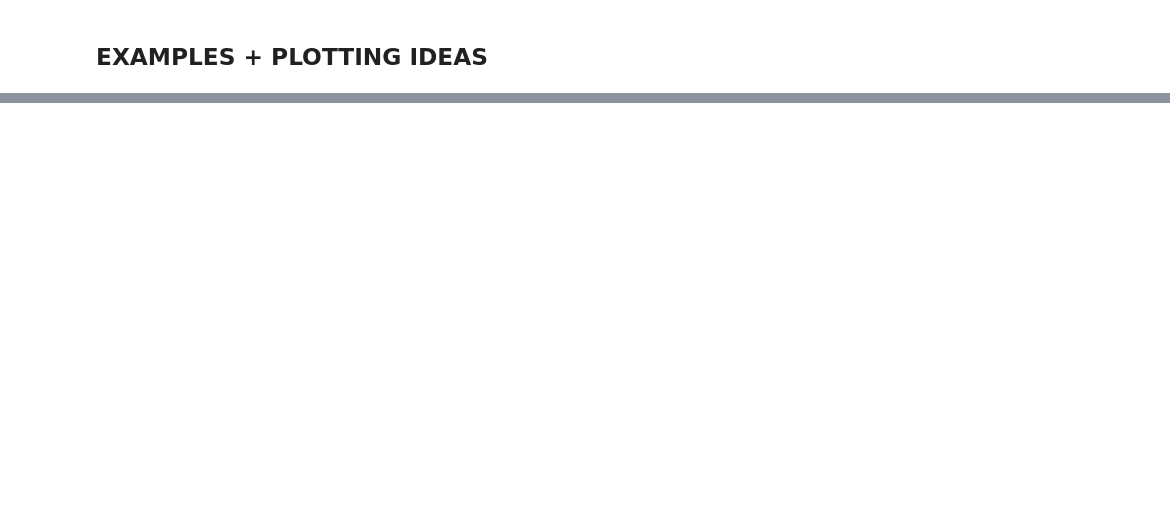
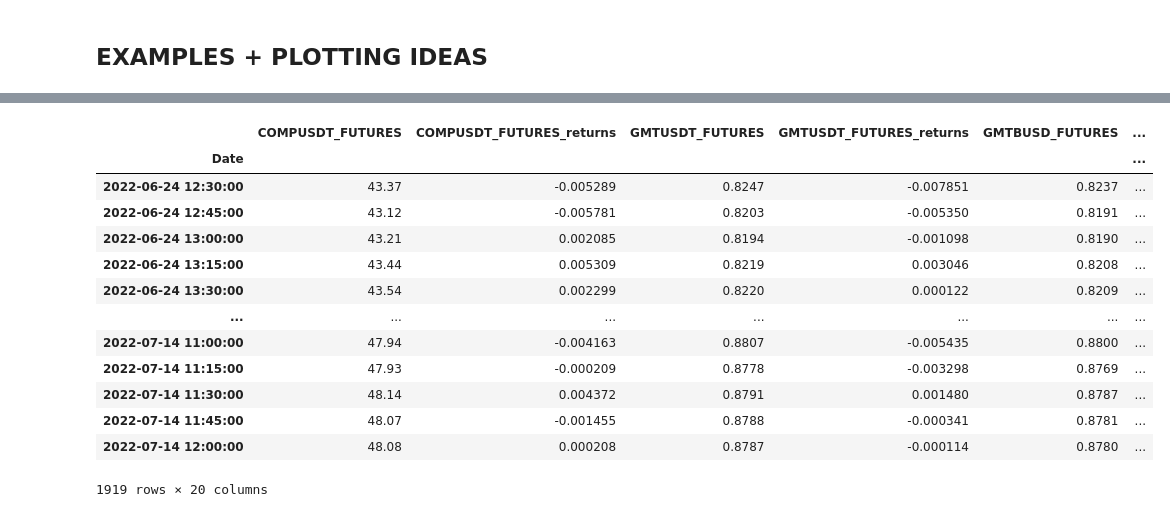
Before and after one commit to mscbr/algo_pairs, a Jupyter notebook: class_modules.ipynb, the cells around one changed output, grey strips where cells are left out. Drawn from its saved outputs; the diff is of its cells as text; code cells hidden in the pictures; blank space fills up the shorter version.

```diff
--- a/class_modules.ipynb
+++ b/class_modules.ipynb
@@ -604,3 +773,20 @@ norm_opt_overview['net'] = norm_opt_overview['net']/norm_opt_overview['net'].shi
+# %%
+backtester.pair_results
+# %% [output]
+|  | COMPUSDT_FUTURES | COMPUSDT_FUTURES_returns | GMTUSDT_FUTURES | GMTUSDT_FUTURES_returns | GMTBUSD_FUTURES | ... |
+| Date |  |  |  |  |  | ... |
+| 2022-06-24 12:30:00 | 43.37 | -0.005289 | 0.8247 | -0.007851 | 0.8237 | ... |
+| 2022-06-24 12:45:00 | 43.12 | -0.005781 | 0.8203 | -0.005350 | 0.8191 | ... |
+| 2022-06-24 13:00:00 | 43.21 | 0.002085 | 0.8194 | -0.001098 | 0.8190 | ... |
+| 2022-06-24 13:15:00 | 43.44 | 0.005309 | 0.8219 | 0.003046 | 0.8208 | ... |
+| 2022-06-24 13:30:00 | 43.54 | 0.002299 | 0.8220 | 0.000122 | 0.8209 | ... |
+| ... | ... | ... | ... | ... | ... | ... |
+| 2022-07-14 11:00:00 | 47.94 | -0.004163 | 0.8807 | -0.005435 | 0.8800 | ... |
+| 2022-07-14 11:15:00 | 47.93 | -0.000209 | 0.8778 | -0.003298 | 0.8769 | ... |
+| 2022-07-14 11:30:00 | 48.14 | 0.004372 | 0.8791 | 0.001480 | 0.8787 | ... |
+| 2022-07-14 11:45:00 | 48.07 | -0.001455 | 0.8788 | -0.000341 | 0.8781 | ... |
+| 2022-07-14 12:00:00 | 48.08 | 0.000208 | 0.8787 | -0.000114 | 0.8780 | ... |
+1919 rows × 20 columns
 # %%
 backtester.pair_results_opt_overview.groupby("z_entry").sharpe.mean().plot()
 plt.legend()
```
Also changed, not shown: parts of 23 cells of this notebook.
